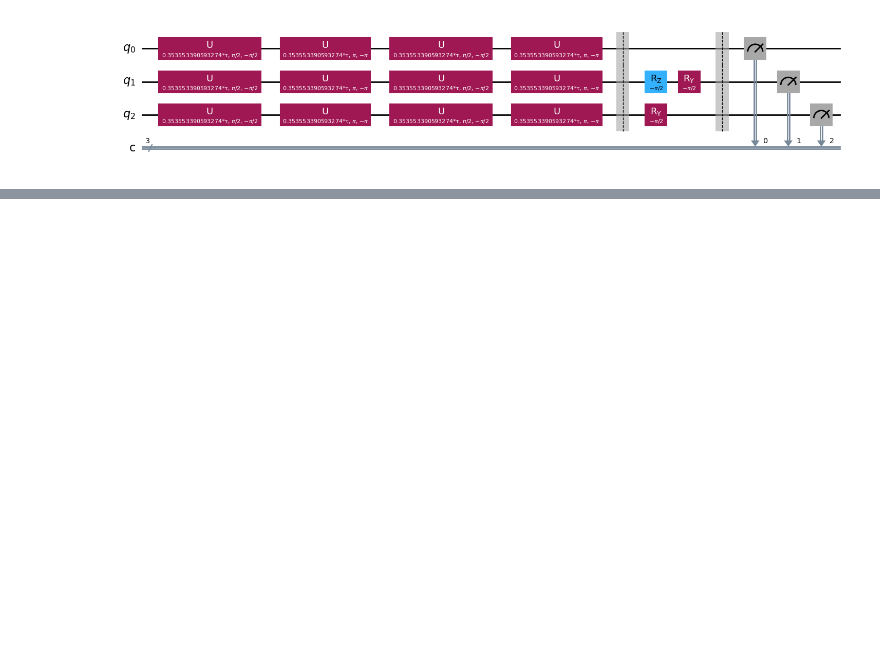
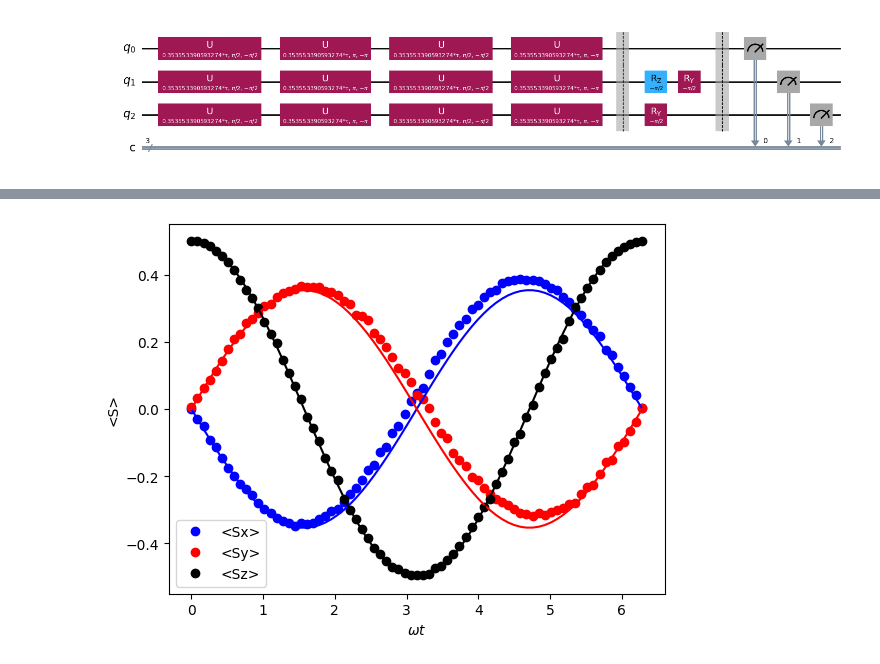
Before and after one commit to Omid-Hassasfar/CHPC2024-QuantumComputing, a Jupyter notebook: CHPC_2024_QC_SpinSystemSimulation.ipynb, the cells around one changed output, grey strips where cells are left out. Drawn from its saved outputs; the diff is of its cells as text; code cells hidden in the pictures; blank space fills up the shorter version.

```diff
--- a/CHPC_2024_QC_SpinSystemSimulation.ipynb
+++ b/CHPC_2024_QC_SpinSystemSimulation.ipynb
@@ -338,0 +434,46 @@ plt.show()
+# %%
+sampler = StatevectorSampler()
+
+nshots = 8192
+
+pub = (timecirc0, tau_range)
+
+job = sampler.run([pub], shots=nshots)
+result = job.result()[0]
+
+Sx = np.zeros(Nt)
+Sy = np.zeros(Nt)
+Sz = np.zeros(Nt)
+
+for n in range(0,Nt):
+    simcounts = result.data.c.get_counts(n)
+    states = list(simcounts.keys())
+    for j in range(0,len(states)):
+        state = states[j]
+        if (state[0]=='0'):
+            Sx[n] = Sx[n] + 0.5*simcounts[state]/nshots
+        else:
+            Sx[n] = Sx[n] - 0.5*simcounts[state]/nshots
+
+        if (state[1]=='0'):
+            Sy[n] = Sy[n] + 0.5*simcounts[state]/nshots
+        else:
+            Sy[n] = Sy[n] - 0.5*simcounts[state]/nshots
+
+        if (state[2]=='0'):
+            Sz[n] = Sz[n] + 0.5*simcounts[state]/nshots
+        else:
+            Sz[n] = Sz[n] - 0.5*simcounts[state]/nshots
+
+plt.plot(tau_range,Sx,'bo',label='<Sx>')
+plt.plot(tau_range,Sy,'ro',label='<Sy>')
+plt.plot(tau_range,Sz,'ko',label='<Sz>')
+plt.plot(tau_range,0.5*np.cos(3*np.pi/4)*np.sin(tau_range),'b-')
+plt.plot(tau_range,0.5*np.sin(3*np.pi/4)*np.sin(tau_range),'r-')
+plt.plot(tau_range,0.5*np.cos(tau_range),'k-')
+plt.xlabel('$\omega t$')
+plt.ylabel('<S>')
+plt.legend()
+plt.show()
+# %% [output]
+[figure, added]
```
Also changed, not shown: parts of 8 cells of this notebook.
